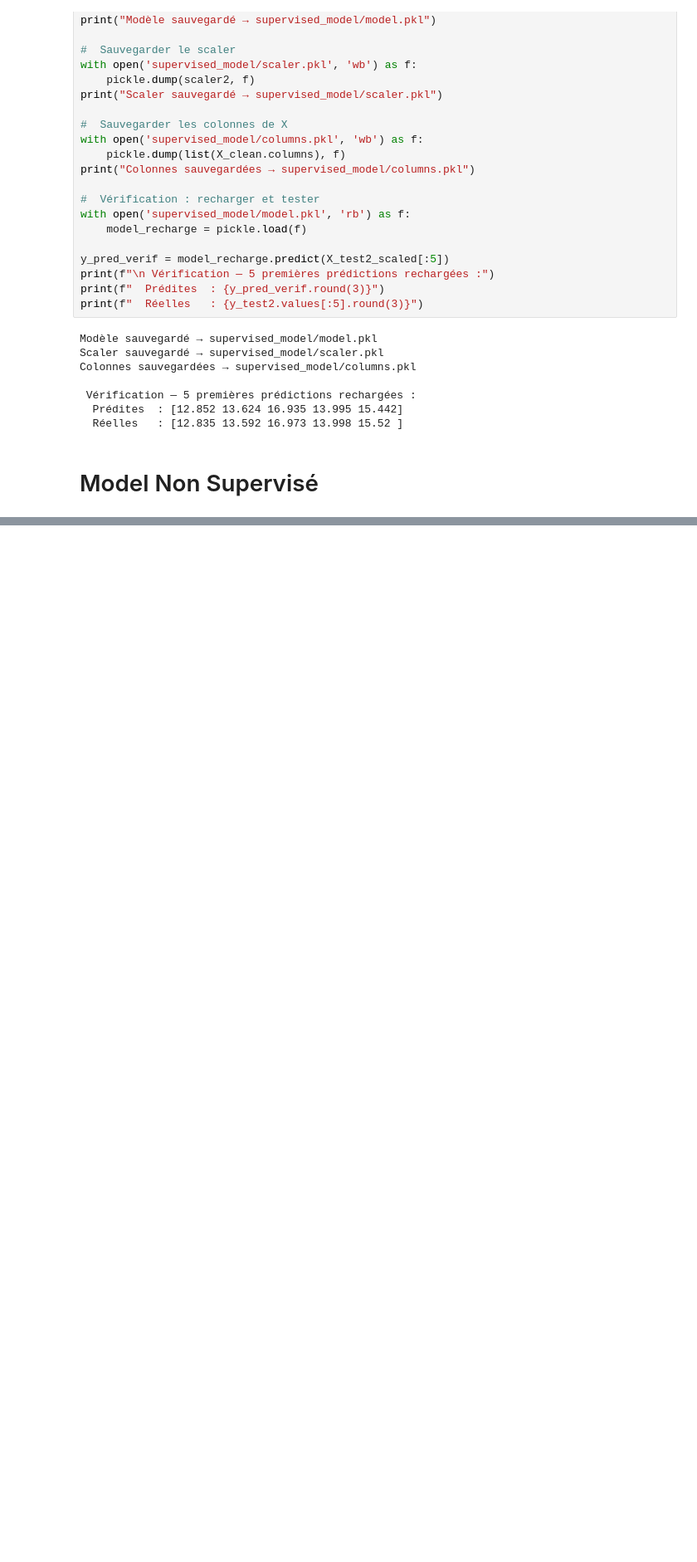
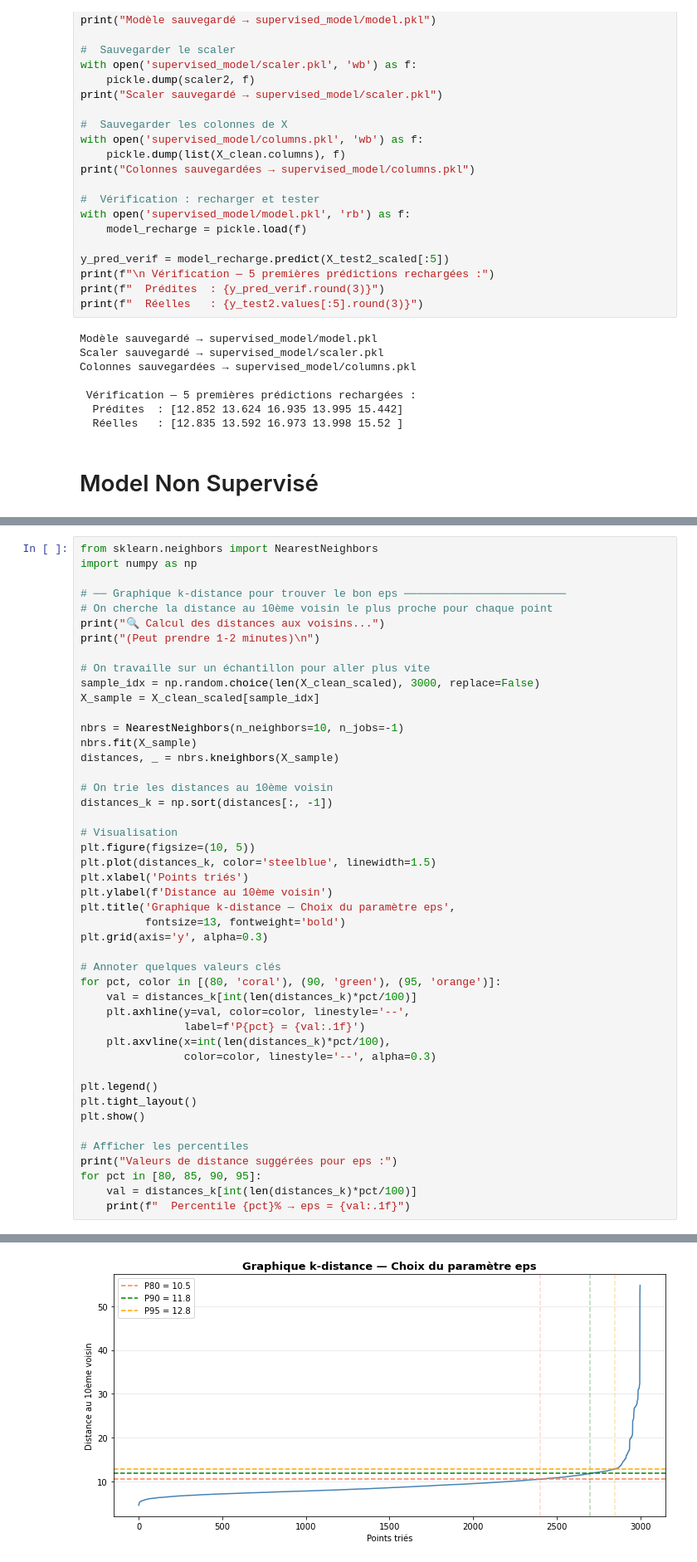
Before and after one commit to emiliehhd/Project_DataScience, a Jupyter notebook: project.ipynb, the cells around one changed output, grey strips where cells are left out. Shown at 83% size. Saved outputs shown, nothing was run; the diff lists cells and outputs as text; blank space fills up the shorter version.

```diff
--- a/project.ipynb
+++ b/project.ipynb
@@ -1157,0 +1406,47 @@ Colonnes sauvegardées → supervised_model/columns.pkl
+# %%
+from sklearn.neighbors import NearestNeighbors
+import numpy as np
+
+# ── Graphique k-distance pour trouver le bon eps ─────────────────────────
+# On cherche la distance au 10ème voisin le plus proche pour chaque point
+print("🔍 Calcul des distances aux voisins...")
+print("(Peut prendre 1-2 minutes)\n")
+
+# On travaille sur un échantillon pour aller plus vite
+sample_idx = np.random.choice(len(X_clean_scaled), 3000, replace=False)
+X_sample = X_clean_scaled[sample_idx]
+
+nbrs = NearestNeighbors(n_neighbors=10, n_jobs=-1)
+nbrs.fit(X_sample)
+distances, _ = nbrs.kneighbors(X_sample)
+
+# On trie les distances au 10ème voisin
+distances_k = np.sort(distances[:, -1])
+
+# Visualisation
+plt.figure(figsize=(10, 5))
+plt.plot(distances_k, color='steelblue', linewidth=1.5)
+plt.xlabel('Points triés')
+plt.ylabel(f'Distance au 10ème voisin')
+plt.title('Graphique k-distance — Choix du paramètre eps',
+          fontsize=13, fontweight='bold')
+plt.grid(axis='y', alpha=0.3)
+
+# Annoter quelques valeurs clés
+for pct, color in [(80, 'coral'), (90, 'green'), (95, 'orange')]:
+    val = distances_k[int(len(distances_k)*pct/100)]
+    plt.axhline(y=val, color=color, linestyle='--',
+                label=f'P{pct} = {val:.1f}')
+    plt.axvline(x=int(len(distances_k)*pct/100),
+                color=color, linestyle='--', alpha=0.3)
+
+plt.legend()
+plt.tight_layout()
+plt.show()
+
+# Afficher les percentiles
+print("Valeurs de distance suggérées pour eps :")
+for pct in [80, 85, 90, 95]:
+    val = distances_k[int(len(distances_k)*pct/100)]
+    print(f"  Percentile {pct}% → eps = {val:.1f}")
+# %% [output]
@@ -1157,0 +1455 @@ Colonnes sauvegardées → supervised_model/columns.pkl
+[figure, added]
```
Also changed, not shown: parts of 17 cells of this notebook.
